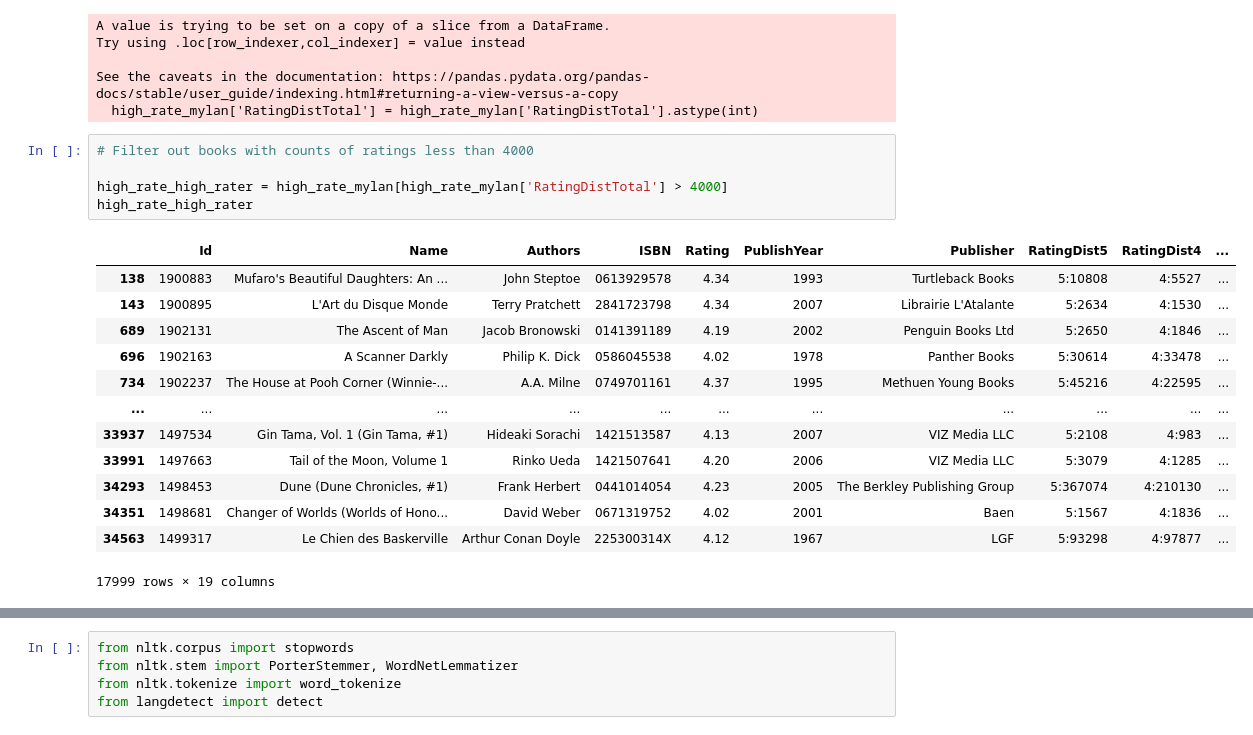
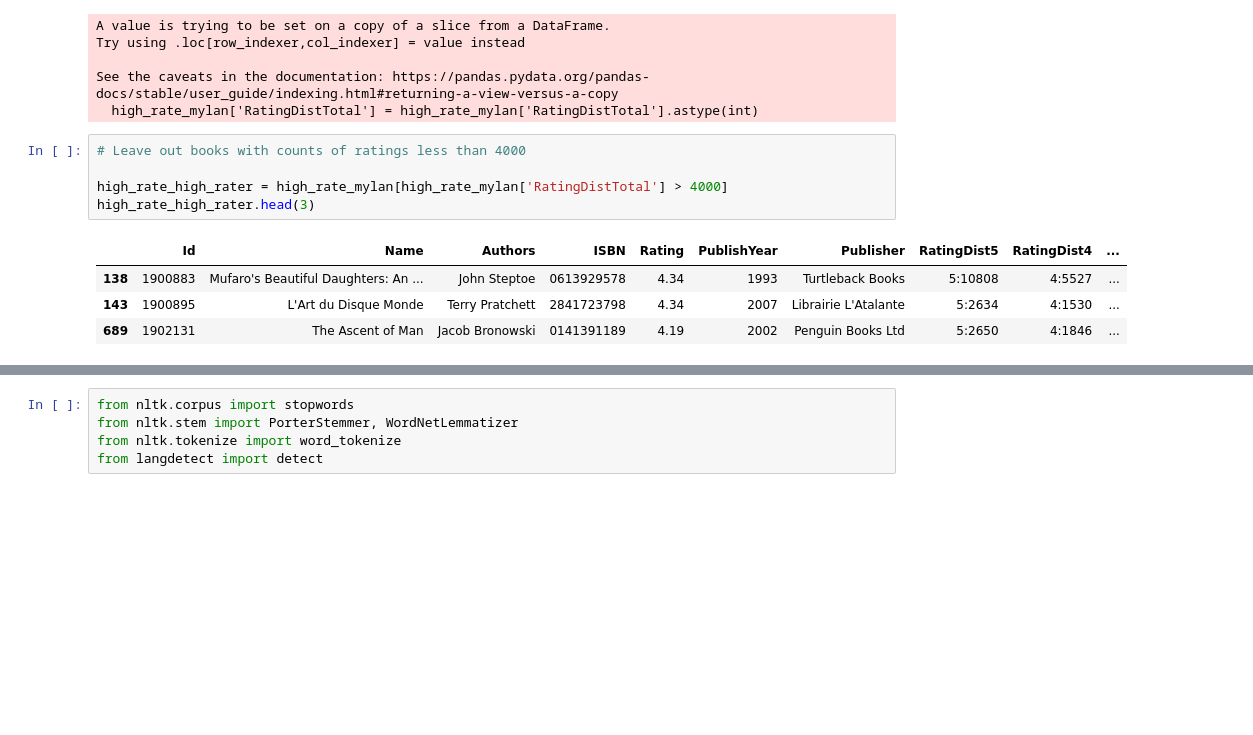
Before and after one commit to Califsummer/GoodreadsBookRecommendation, a Jupyter notebook: Goodreads.ipynb, the cells around one changed output, grey strips where cells are left out. Cells and saved outputs as stored; diff of their text form; blank space fills up the shorter version.

```diff
--- a/Goodreads.ipynb
+++ b/Goodreads.ipynb
@@ -133,22 +127,13 @@ Try using .loc[row_indexer,col_indexer] = value instead
 See the caveats in the documentation: https://pandas.pydata.org/pandas-docs/stable/user_guide/indexing.html#returning-a-view-versus-a-copy
   high_rate_mylan['RatingDistTotal'] = high_rate_mylan['RatingDistTotal'].astype(int)
 # %%
-# Filter out books with counts of ratings less than 4000
+# Leave out books with counts of ratings less than 4000
 
 high_rate_high_rater = high_rate_mylan[high_rate_mylan['RatingDistTotal'] > 4000]
-high_rate_high_rater
+high_rate_high_rater.head(3)
 # %% [output]
 |  | Id | Name | Authors | ISBN | Rating | PublishYear | Publisher | RatingDist5 | RatingDist4 | ... |
 | 138 | 1900883 | Mufaro's Beautiful Daughters: An ... | John Steptoe | 0613929578 | 4.34 | 1993 | Turtleback Books | 5:10808 | 4:5527 | ... |
 | 143 | 1900895 | L'Art du Disque Monde | Terry Pratchett | 2841723798 | 4.34 | 2007 | Librairie L'Atalante | 5:2634 | 4:1530 | ... |
 | 689 | 1902131 | The Ascent of Man | Jacob Bronowski | 0141391189 | 4.19 | 2002 | Penguin Books Ltd | 5:2650 | 4:1846 | ... |
-| 696 | 1902163 | A Scanner Darkly | Philip K. Dick | 0586045538 | 4.02 | 1978 | Panther Books | 5:30614 | 4:33478 | ... |
-| 734 | 1902237 | The House at Pooh Corner (Winnie-... | A.A. Milne | 0749701161 | 4.37 | 1995 | Methuen Young Books | 5:45216 | 4:22595 | ... |
-| ... | ... | ... | ... | ... | ... | ... | ... | ... | ... | ... |
-| 33937 | 1497534 | Gin Tama, Vol. 1 (Gin Tama, #1) | Hideaki Sorachi | 1421513587 | 4.13 | 2007 | VIZ Media LLC | 5:2108 | 4:983 | ... |
-| 33991 | 1497663 | Tail of the Moon, Volume 1 | Rinko Ueda | 1421507641 | 4.20 | 2006 | VIZ Media LLC | 5:3079 | 4:1285 | ... |
-| 34293 | 1498453 | Dune (Dune Chronicles, #1) | Frank Herbert | 0441014054 | 4.23 | 2005 | The Berkley Publishing Group | 5:367074 | 4:210130 | ... |
-| 34351 | 1498681 | Changer of Worlds (Worlds of Hono... | David Weber | 0671319752 | 4.02 | 2001 | Baen | 5:1567 | 4:1836 | ... |
-| 34563 | 1499317 | Le Chien des Baskerville | Arthur Conan Doyle | 225300314X | 4.12 | 1967 | LGF | 5:93298 | 4:97877 | ... |
-17999 rows × 19 columns
 # %%
```
Also changed, not shown: parts of 33 cells of this notebook.
